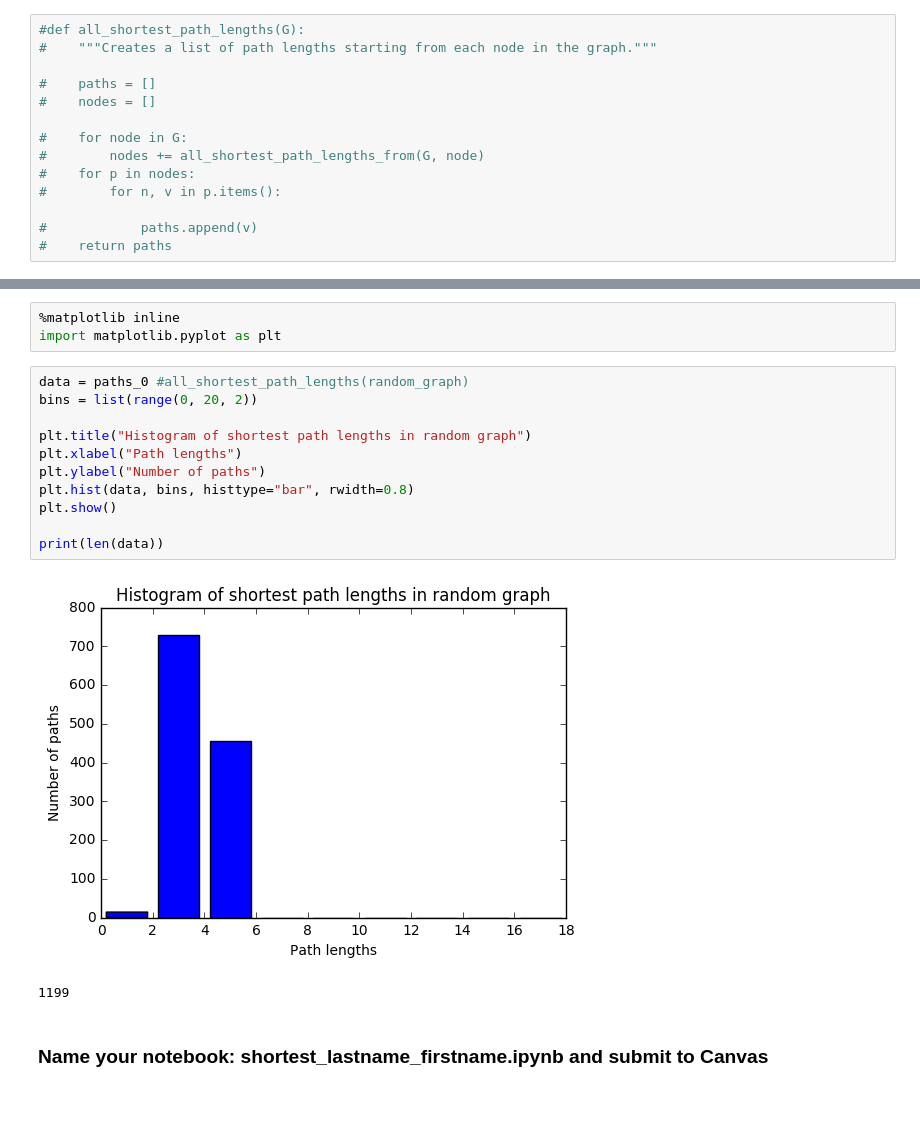
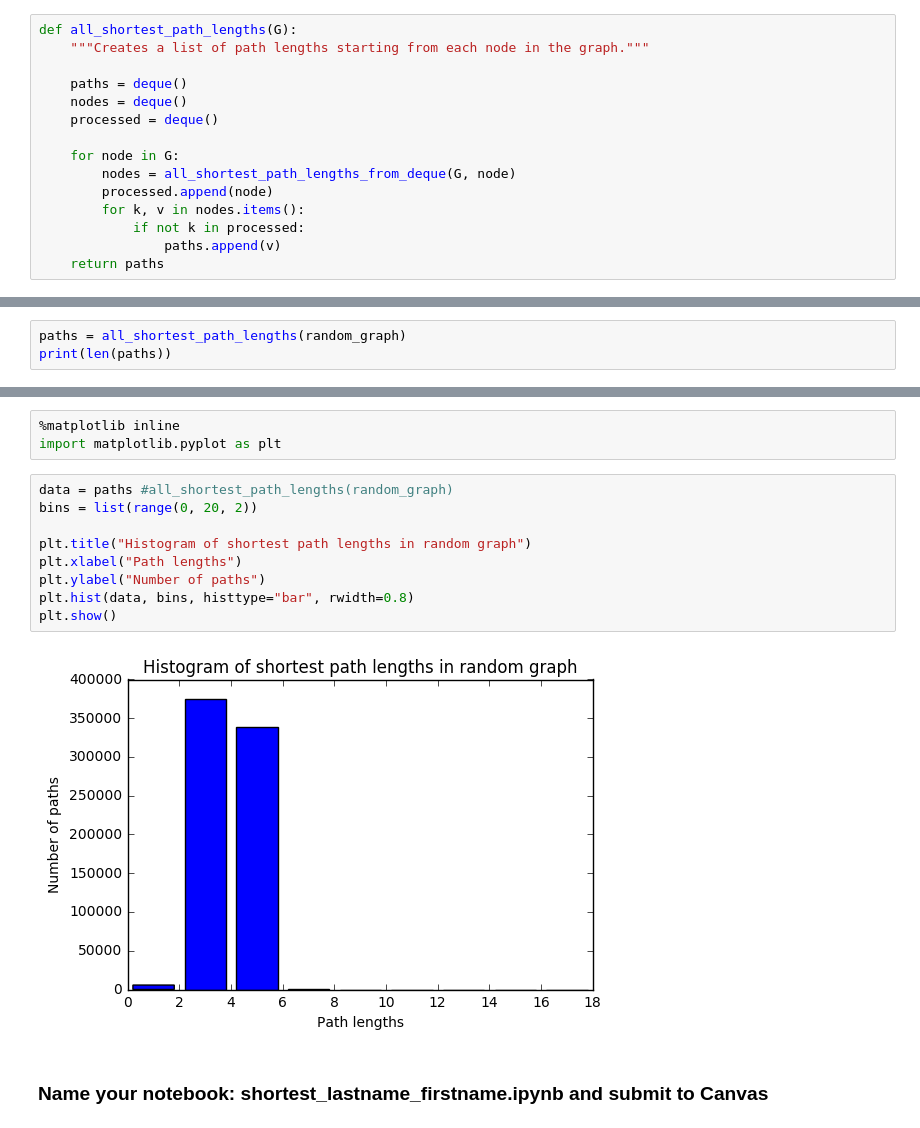
Before and after one commit to timathom/timathom.github.io, a Jupyter notebook: netsci/week3/shortest_thompson_timothy_rev1.ipynb, the cells around one changed output, grey strips where cells are left out. Drawn from its saved outputs; the diff is of its cells as text; blank space fills up the shorter version.

````diff
--- a/netsci/week3/shortest_thompson_timothy_rev1.ipynb
+++ b/netsci/week3/shortest_thompson_timothy_rev1.ipynb
@@ -98,18 +93,19 @@ You need a queue that stores the nodes to visit at the next hop. You pull one fr
 
 After getting the single-source shortest path algorithm right, you can apply it to every node in the graph and obtain the list of shortest path length values.
 # %%
-#def all_shortest_path_lengths(G):
-#    """Creates a list of path lengths starting from each node in the graph."""
+def all_shortest_path_lengths(G):
+    """Creates a list of path lengths starting from each node in the graph."""
 
-#    paths = []
-#    nodes = []
+    paths = deque()
+    nodes = deque()
+    processed = deque()
 
-#    for node in G:
-#        nodes += all_shortest_path_lengths_from(G, node)
-#    for p in nodes:
-#        for n, v in p.items():
-
-#            paths.append(v)
-#    return paths
+    for node in G:
+        nodes = all_shortest_path_lengths_from_deque(G, node)
+        processed.append(node)
+        for k, v in nodes.items():
+            if not k in processed:
+                paths.append(v)
+    return paths
 # %% [markdown]
 Apply your algorithm to the ```random_graph```.
@@ -123,0 +112,3 @@ print(paths_0)
+# %%
+paths = all_shortest_path_lengths(random_graph)
+print(len(paths))
@@ -128,18 +121,15 @@ Now that you have a list of the shortest paths for the graph, make a histogram f
 %matplotlib inline
 import matplotlib.pyplot as plt
 # %%
-data = paths_0 #all_shortest_path_lengths(random_graph)
+data = paths #all_shortest_path_lengths(random_graph)
 bins = list(range(0, 20, 2))
 
 plt.title("Histogram of shortest path lengths in random graph")
 plt.xlabel("Path lengths")
 plt.ylabel("Number of paths")
 plt.hist(data, bins, histtype="bar", rwidth=0.8)
 plt.show()
-
-print(len(data))
 # %% [output]
-[figure, old version]
+[figure, new version]
-1199
 # %% [markdown]
 ### Name your notebook: shortest_lastname_firstname.ipynb and submit to Canvas
````
Also changed, not shown: parts of 5 cells of this notebook.
